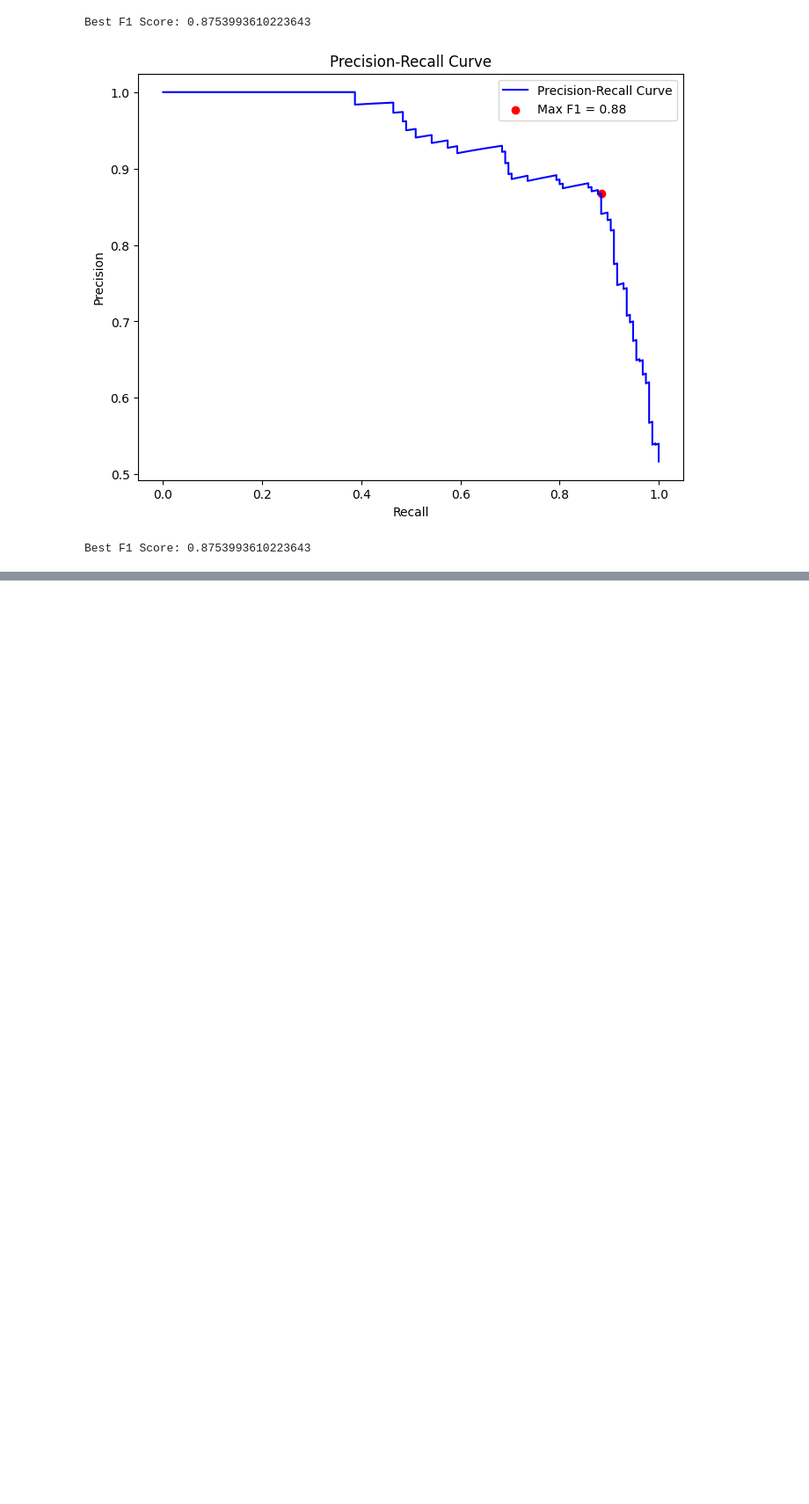
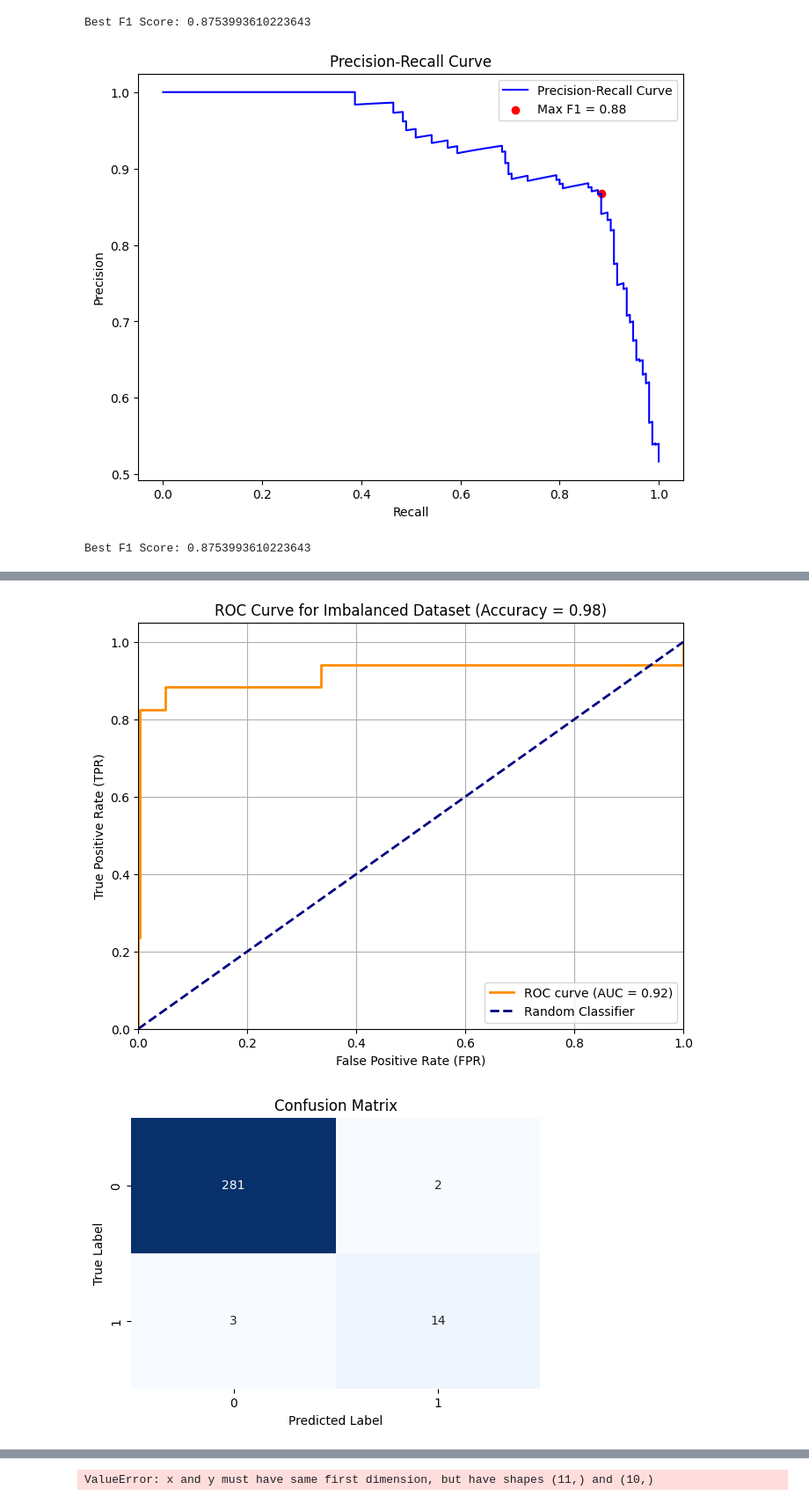
Before and after one commit to abu-siddique/Classical-Machine-Learnig, a Jupyter notebook: notebooks/miscellaneous/miscellaneous-practice1.ipynb, the cells around one changed output, grey strips where cells are left out. Shown: that part at 88% size. Drawn from its saved outputs; the diff is of its cells as text; code cells hidden in the pictures; blank space fills up the shorter version.

```diff
--- a/notebooks/miscellaneous/miscellaneous-practice1.ipynb
+++ b/notebooks/miscellaneous/miscellaneous-practice1.ipynb
@@ -311,0 +358,79 @@ Best Threshold (Model 3): 0.7362432089261002
+# %%
+import numpy as np
+import matplotlib.pyplot as plt
+from sklearn.metrics import roc_curve, auc, accuracy_score, confusion_matrix
+from sklearn.datasets import make_classification
+from sklearn.model_selection import train_test_split
+from sklearn.linear_model import LogisticRegression
+import seaborn as sns
+
+# Generate an imbalanced dataset with 1000 points
+X, y = make_classification(n_samples=1000, n_features=20, n_informative=2, n_redundant=10,
+                           n_clusters_per_class=1, weights=[0.95, 0.05], random_state=42)
+
+# Split into train and test sets
+X_train, X_test, y_train, y_test = train_test_split(X, y, test_size=0.3, random_state=42)
+
+# Train a Logistic Regression model
+model = LogisticRegression()
+model.fit(X_train, y_train)
+
+# Predict probabilities
+y_pred_proba = model.predict_proba(X_test)[:, 1]
+y_pred = model.predict(X_test)
+
+# Calculate accuracy
+accuracy = accuracy_score(y_test, y_pred)
+
+# Calculate ROC curve and AUC
+fpr, tpr, thresholds = roc_curve(y_test, y_pred_proba)
+roc_auc = auc(fpr, tpr)
+
+# Plot ROC curve
+plt.figure(figsize=(8,6))
+plt.plot(fpr, tpr, color='darkorange', lw=2, label=f'ROC curve (AUC = {roc_auc:.2f})')
+plt.plot([0, 1], [0, 1], color='navy', lw=2, linestyle='--', label='Random Classifier')
+plt.xlim([0.0, 1.0])
+plt.ylim([0.0, 1.05])
+plt.xlabel('False Positive Rate (FPR)')
+plt.ylabel('True Positive Rate (TPR)')
+plt.title(f'ROC Curve for Imbalanced Dataset (Accuracy = {accuracy:.2f})')
+plt.legend(loc='lower right')
+plt.grid(True)
+plt.show()
+
+# Print confusion matrix
+cm = confusion_matrix(y_test, y_pred)
+
+# Plot confusion matrix
+plt.figure(figsize=(6,4))
+sns.heatmap(cm, annot=True, fmt='d', cmap='Blues', cbar=False)
+plt.title('Confusion Matrix')
+plt.xlabel('Predicted Label')
+plt.ylabel('True Label')
+plt.show()
+
+print("Confusion Matrix:\n", cm)
+
+# Plot TPR vs Threshold
+plt.figure(figsize=(8,6))
+plt.plot(thresholds, tpr[:-1], color='green', lw=2, label='TPR (True Positive Rate)')
+plt.xlabel('Threshold')
+plt.ylabel('True Positive Rate (TPR)')
+plt.title('TPR vs Threshold')
+plt.grid(True)
+plt.legend(loc='lower right')
+plt.show()
+
+# Plot FPR vs Threshold
+plt.figure(figsize=(8,6))
+plt.plot(thresholds, fpr[:-1], color='red', lw=2, label='FPR (False Positive Rate)')
+plt.xlabel('Threshold')
+plt.ylabel('False Positive Rate (FPR)')
+plt.title('FPR vs Threshold')
+plt.grid(True)
+plt.legend(loc='upper right')
+plt.show()
+# %% [output]
+[figure, added]
+[figure, added]
@@ -311,0 +440 @@ Best Threshold (Model 3): 0.7362432089261002
+ValueError: x and y must have same first dimension, but have shapes (11,) and (10,)
```
Also changed, not shown: parts of 6 cells of this notebook, 2 other files.
